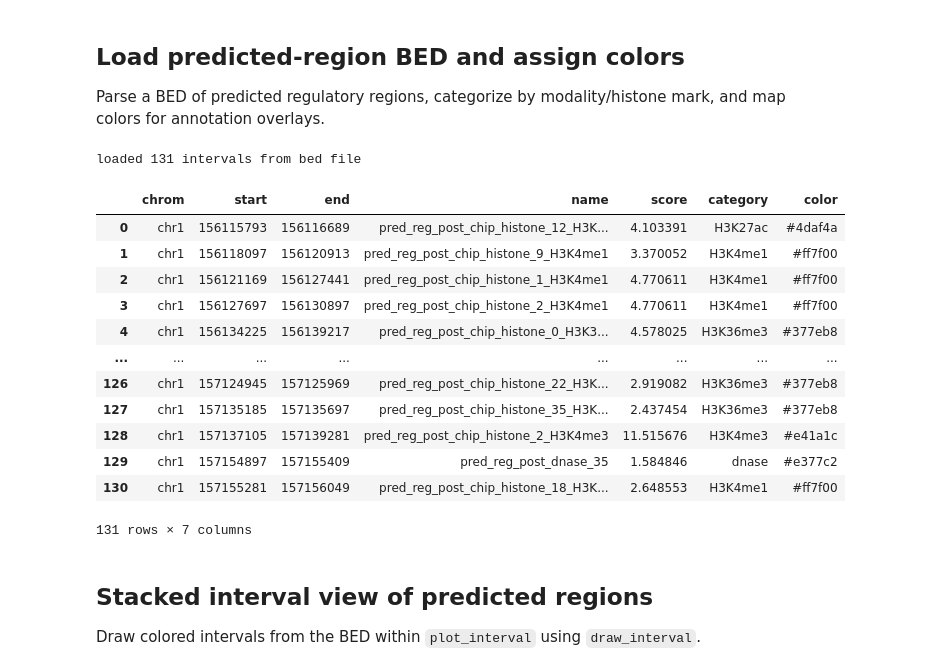
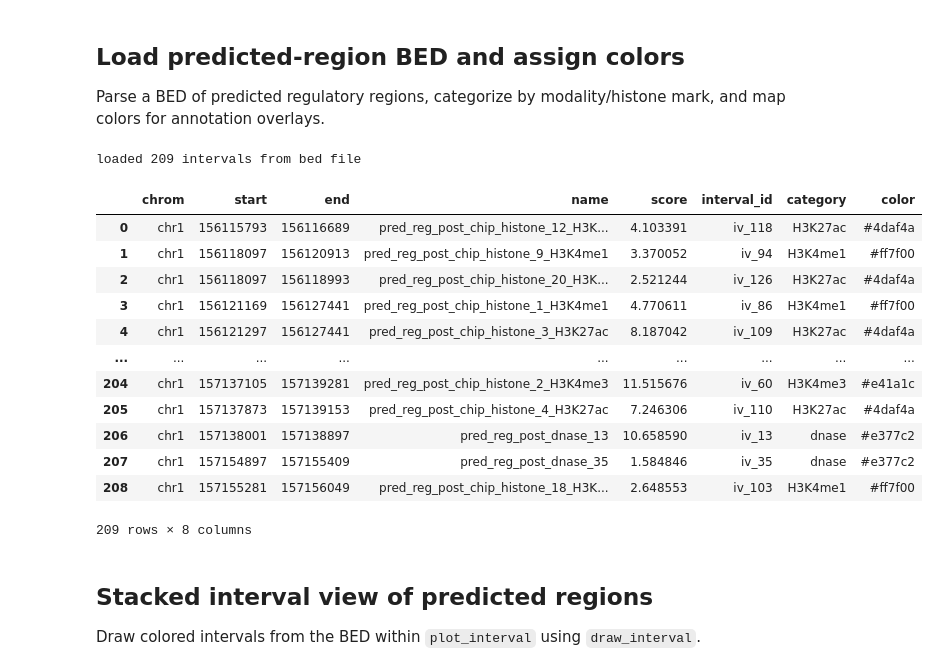
Before and after one commit to cralbers/variant-effects, a Jupyter notebook: osc/predict_reg_regions_osc.ipynb, the cells around one changed output. Cells and saved outputs as stored; diff of their text form; code cells hidden in the pictures.

```diff
--- a/osc/predict_reg_regions_osc.ipynb
+++ b/osc/predict_reg_regions_osc.ipynb
@@ -964,6 +964,13 @@ Parse a BED of predicted regulatory regions, categorize by modality/histone mark
 # %%
 def load_bed_intervals(bed_path, plot_interval=None):
     df = pd.read_csv(bed_path, sep='\t')
+    work = df.copy().reset_index(drop=True)
+    work["interval_id"] = [f"iv_{i}" for i in range(len(work))]
+    work = work.sort_values(
+        ["chrom", "start", "end", "interval_id"],
+        ascending=[True, True, False, True],
+        kind="mergesort",
+    ).reset_index(drop=True)
     intervals = [
         genome.Interval(
             chromosome=row.chrom,
@@ -972,7 +979,7 @@ def load_bed_intervals(bed_path, plot_interval=None):
             name=row['name'],
             info={'score': row.score},
         )
-        for _, row in df.iterrows()
+        for _, row in work.iterrows()
     ]
     num_intervals = len(intervals)
     if plot_interval is not None:
@@ -980,49 +987,49 @@ def load_bed_intervals(bed_path, plot_interval=None):
         print(f'loaded {num_intervals} intervals from bed file that fall within {plot_interval}!')
     else:
         print(f'loaded {num_intervals} intervals from bed file')
-    return intervals, df
+    return intervals, work
 
 
-bed_intervals, bed_df = load_bed_intervals(f'outputs/predicted_reg_regions_{lmna_context}_indivtracks_LV_128res_collapsed.bed')
+bed_intervals, bed_df = load_bed_intervals(f'outputs/predicted_reg_regions_{lmna_context}_indivtracks_LV_128res.bed')
 # bed_intervals[0].name
 
 
 
 # Longer keys first so chip_histone / chip_tf / rna_seq match before shorter tokens
 MODALITIES = sorted(MODALITY_COLORS, key=len, reverse=True)
 def category_from_name(name: str) -> str:
     name = str(name)
     for mark in HISTONE_MARKS:
         if mark in name:
             return mark
     for modality in MODALITIES:
         if modality in name:
             return modality
     return "other"
 def color_from_category(cat: str) -> str:
     if cat in HISTONE_COLORS:
         return HISTONE_COLORS[cat]
     return MODALITY_COLORS.get(cat, "gray")
 bed_df["category"] = bed_df["name"].map(category_from_name)
 bed_df["color"] = bed_df["category"].map(color_from_category)
 colors = bed_df["color"].tolist()
 bed_df
 # pd.read_csv('outputs/predicted_reg_regions_post.bed', sep='\t')
 # %% [output]
-loaded 131 intervals from bed file
+loaded 209 intervals from bed file
-|  | chrom | start | end | name | score | category | color |
-| 0 | chr1 | 156115793 | 156116689 | pred_reg_post_chip_histone_12_H3K... | 4.103391 | H3K27ac | #4daf4a |
-| 1 | chr1 | 156118097 | 156120913 | pred_reg_post_chip_histone_9_H3K4me1 | 3.370052 | H3K4me1 | #ff7f00 |
-| 2 | chr1 | 156121169 | 156127441 | pred_reg_post_chip_histone_1_H3K4me1 | 4.770611 | H3K4me1 | #ff7f00 |
-| 3 | chr1 | 156127697 | 156130897 | pred_reg_post_chip_histone_2_H3K4me1 | 4.770611 | H3K4me1 | #ff7f00 |
-| 4 | chr1 | 156134225 | 156139217 | pred_reg_post_chip_histone_0_H3K3... | 4.578025 | H3K36me3 | #377eb8 |
-| ... | ... | ... | ... | ... | ... | ... | ... |
-| 126 | chr1 | 157124945 | 157125969 | pred_reg_post_chip_histone_22_H3K... | 2.919082 | H3K36me3 | #377eb8 |
-| 127 | chr1 | 157135185 | 157135697 | pred_reg_post_chip_histone_35_H3K... | 2.437454 | H3K36me3 | #377eb8 |
-| 128 | chr1 | 157137105 | 157139281 | pred_reg_post_chip_histone_2_H3K4me3 | 11.515676 | H3K4me3 | #e41a1c |
-| 129 | chr1 | 157154897 | 157155409 | pred_reg_post_dnase_35 | 1.584846 | dnase | #e377c2 |
-| 130 | chr1 | 157155281 | 157156049 | pred_reg_post_chip_histone_18_H3K... | 2.648553 | H3K4me1 | #ff7f00 |
+|  | chrom | start | end | name | score | interval_id | category | color |
+| 0 | chr1 | 156115793 | 156116689 | pred_reg_post_chip_histone_12_H3K... | 4.103391 | iv_118 | H3K27ac | #4daf4a |
+| 1 | chr1 | 156118097 | 156120913 | pred_reg_post_chip_histone_9_H3K4me1 | 3.370052 | iv_94 | H3K4me1 | #ff7f00 |
+| 2 | chr1 | 156118097 | 156118993 | pred_reg_post_chip_histone_20_H3K... | 2.521244 | iv_126 | H3K27ac | #4daf4a |
+| 3 | chr1 | 156121169 | 156127441 | pred_reg_post_chip_histone_1_H3K4me1 | 4.770611 | iv_86 | H3K4me1 | #ff7f00 |
+| 4 | chr1 | 156121297 | 156127441 | pred_reg_post_chip_histone_3_H3K27ac | 8.187042 | iv_109 | H3K27ac | #4daf4a |
+| ... | ... | ... | ... | ... | ... | ... | ... | ... |
+| 204 | chr1 | 157137105 | 157139281 | pred_reg_post_chip_histone_2_H3K4me3 | 11.515676 | iv_60 | H3K4me3 | #e41a1c |
+| 205 | chr1 | 157137873 | 157139153 | pred_reg_post_chip_histone_4_H3K27ac | 7.246306 | iv_110 | H3K27ac | #4daf4a |
+| 206 | chr1 | 157138001 | 157138897 | pred_reg_post_dnase_13 | 10.658590 | iv_13 | dnase | #e377c2 |
+| 207 | chr1 | 157154897 | 157155409 | pred_reg_post_dnase_35 | 1.584846 | iv_35 | dnase | #e377c2 |
+| 208 | chr1 | 157155281 | 157156049 | pred_reg_post_chip_histone_18_H3K... | 2.648553 | iv_103 | H3K4me1 | #ff7f00 |
-131 rows × 7 columns
+209 rows × 8 columns
 # %% [markdown]
 ## Stacked interval view of predicted regions
 
```
Also changed, not shown: parts of 1 cell of this notebook, 1 other file.
